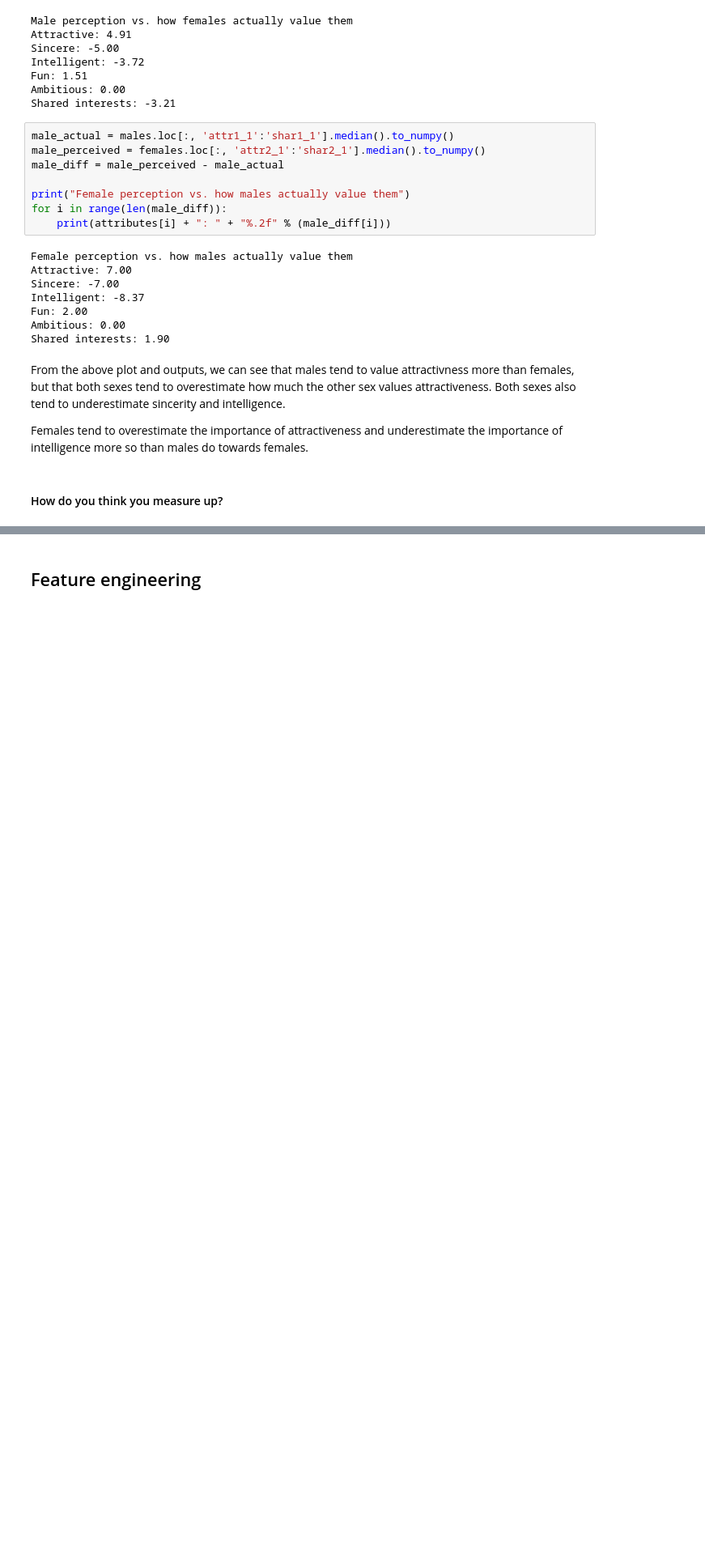
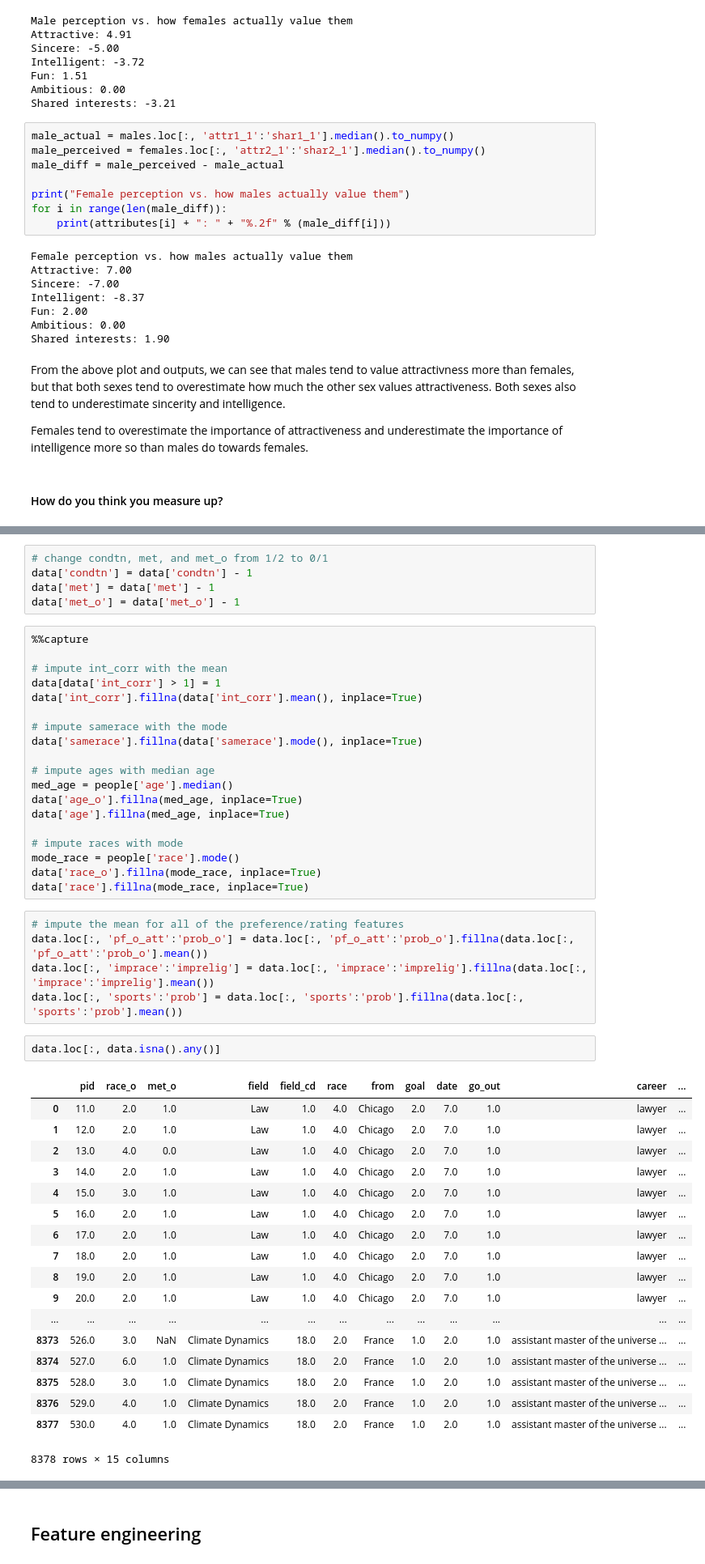
Before and after one commit to dperille/cs363d-f21-project, a Jupyter notebook: project.ipynb, the cells around one changed output, grey strips where cells are left out. Shown: that part at 81% size. Cells and saved outputs as stored; diff of their text form; blank space fills up the shorter version.

Commit message:
Add initial data cleaning

```diff
--- a/project.ipynb
+++ b/project.ipynb
@@ -315,0 +365,50 @@ Females tend to overestimate the importance of attractiveness and underestimate
+# %%
+# change condtn, met, and met_o from 1/2 to 0/1
+data['condtn'] = data['condtn'] - 1
+data['met'] = data['met'] - 1
+data['met_o'] = data['met_o'] - 1
+# %%
+%%capture
+
+# impute int_corr with the mean
+data[data['int_corr'] > 1] = 1
+data['int_corr'].fillna(data['int_corr'].mean(), inplace=True)
+
+# impute samerace with the mode
+data['samerace'].fillna(data['samerace'].mode(), inplace=True)
+
+# impute ages with median age
+med_age = people['age'].median()
+data['age_o'].fillna(med_age, inplace=True)
+data['age'].fillna(med_age, inplace=True)
+
+# impute races with mode
+mode_race = people['race'].mode()
+data['race_o'].fillna(mode_race, inplace=True)
+data['race'].fillna(mode_race, inplace=True)
+# %%
+# impute the mean for all of the preference/rating features
+data.loc[:, 'pf_o_att':'prob_o'] = data.loc[:, 'pf_o_att':'prob_o'].fillna(data.loc[:, 'pf_o_att':'prob_o'].mean())
+data.loc[:, 'imprace':'imprelig'] = data.loc[:, 'imprace':'imprelig'].fillna(data.loc[:, 'imprace':'imprelig'].mean())
+data.loc[:, 'sports':'prob'] = data.loc[:, 'sports':'prob'].fillna(data.loc[:, 'sports':'prob'].mean())
+# %%
+data.loc[:, data.isna().any()]
+# %% [output]
+|  | pid | race_o | met_o | field | field_cd | race | from | goal | date | go_out | career | ... |
+| 0 | 11.0 | 2.0 | 1.0 | Law | 1.0 | 4.0 | Chicago | 2.0 | 7.0 | 1.0 | lawyer | ... |
+| 1 | 12.0 | 2.0 | 1.0 | Law | 1.0 | 4.0 | Chicago | 2.0 | 7.0 | 1.0 | lawyer | ... |
+| 2 | 13.0 | 4.0 | 0.0 | Law | 1.0 | 4.0 | Chicago | 2.0 | 7.0 | 1.0 | lawyer | ... |
+| 3 | 14.0 | 2.0 | 1.0 | Law | 1.0 | 4.0 | Chicago | 2.0 | 7.0 | 1.0 | lawyer | ... |
+| 4 | 15.0 | 3.0 | 1.0 | Law | 1.0 | 4.0 | Chicago | 2.0 | 7.0 | 1.0 | lawyer | ... |
+| 5 | 16.0 | 2.0 | 1.0 | Law | 1.0 | 4.0 | Chicago | 2.0 | 7.0 | 1.0 | lawyer | ... |
+| 6 | 17.0 | 2.0 | 1.0 | Law | 1.0 | 4.0 | Chicago | 2.0 | 7.0 | 1.0 | lawyer | ... |
+| 7 | 18.0 | 2.0 | 1.0 | Law | 1.0 | 4.0 | Chicago | 2.0 | 7.0 | 1.0 | lawyer | ... |
+| 8 | 19.0 | 2.0 | 1.0 | Law | 1.0 | 4.0 | Chicago | 2.0 | 7.0 | 1.0 | lawyer | ... |
+| 9 | 20.0 | 2.0 | 1.0 | Law | 1.0 | 4.0 | Chicago | 2.0 | 7.0 | 1.0 | lawyer | ... |
+| ... | ... | ... | ... | ... | ... | ... | ... | ... | ... | ... | ... | ... |
+| 8373 | 526.0 | 3.0 | NaN | Climate Dynamics | 18.0 | 2.0 | France | 1.0 | 2.0 | 1.0 | assistant master of the universe ... | ... |
+| 8374 | 527.0 | 6.0 | 1.0 | Climate Dynamics | 18.0 | 2.0 | France | 1.0 | 2.0 | 1.0 | assistant master of the universe ... | ... |
+| 8375 | 528.0 | 3.0 | 1.0 | Climate Dynamics | 18.0 | 2.0 | France | 1.0 | 2.0 | 1.0 | assistant master of the universe ... | ... |
+| 8376 | 529.0 | 4.0 | 1.0 | Climate Dynamics | 18.0 | 2.0 | France | 1.0 | 2.0 | 1.0 | assistant master of the universe ... | ... |
+| 8377 | 530.0 | 4.0 | 1.0 | Climate Dynamics | 18.0 | 2.0 | France | 1.0 | 2.0 | 1.0 | assistant master of the universe ... | ... |
+8378 rows × 15 columns
```
Also changed, not shown: parts of 12 cells of this notebook.
